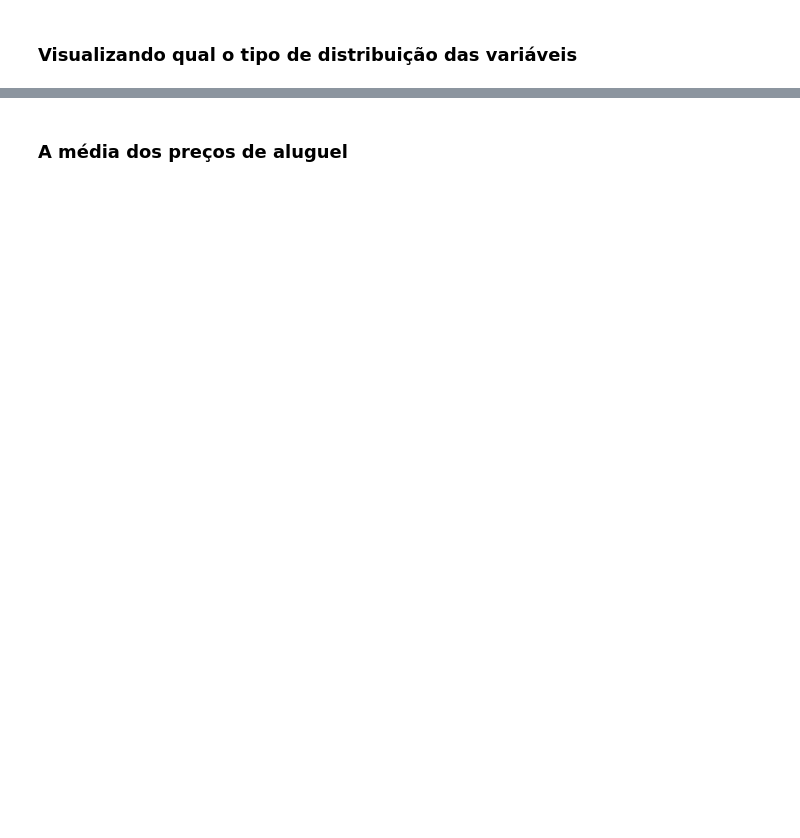
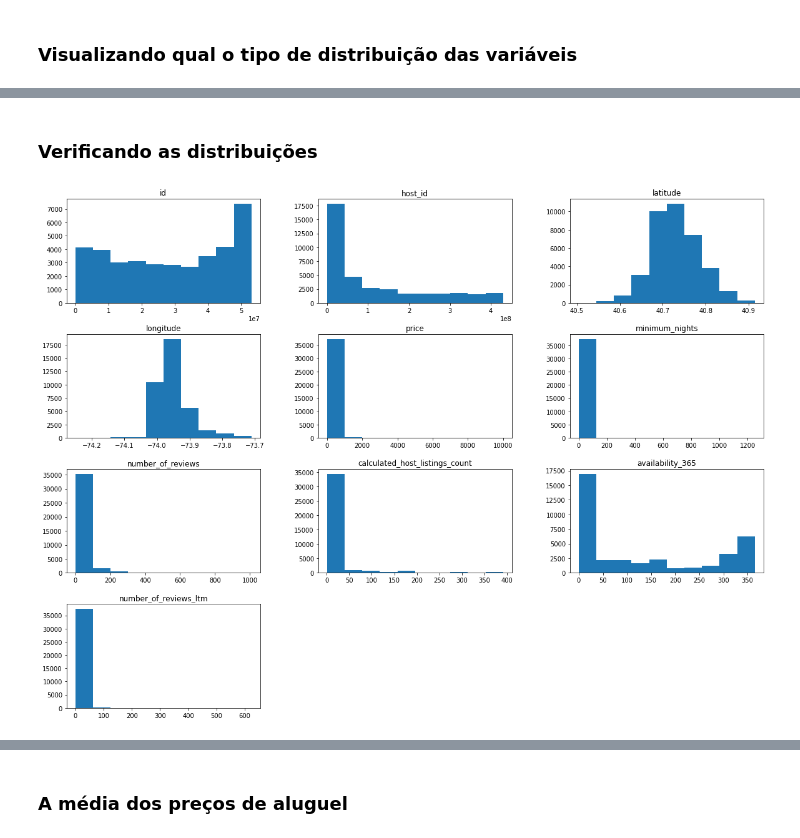
Before and after one commit to prof-Thiago-Nunes/Projetos-data-science-, a Jupyter notebook: Analisando_os_Dados_do_Airbnb.ipynb, the cells around one changed output, grey strips where cells are left out. Cells and saved outputs as stored; diff of their text form; code cells hidden in the pictures; blank space fills up the shorter version.

```diff
--- a/Analisando_os_Dados_do_Airbnb.ipynb
+++ b/Analisando_os_Dados_do_Airbnb.ipynb
@@ -248,0 +318,7 @@ entradas: 0
+# %% [markdown]
+### Verificando as distribuições
+# %%
+# verificando as distribuições
+df.hist(figsize=(20,15), grid=False);
+# %% [output]
+[figure, added]
```
Also changed, not shown: parts of 62 cells of this notebook.
